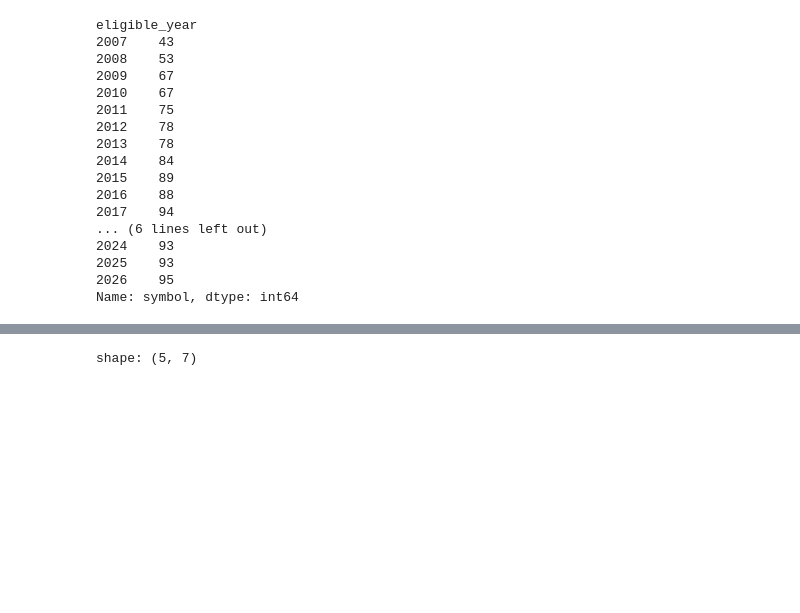
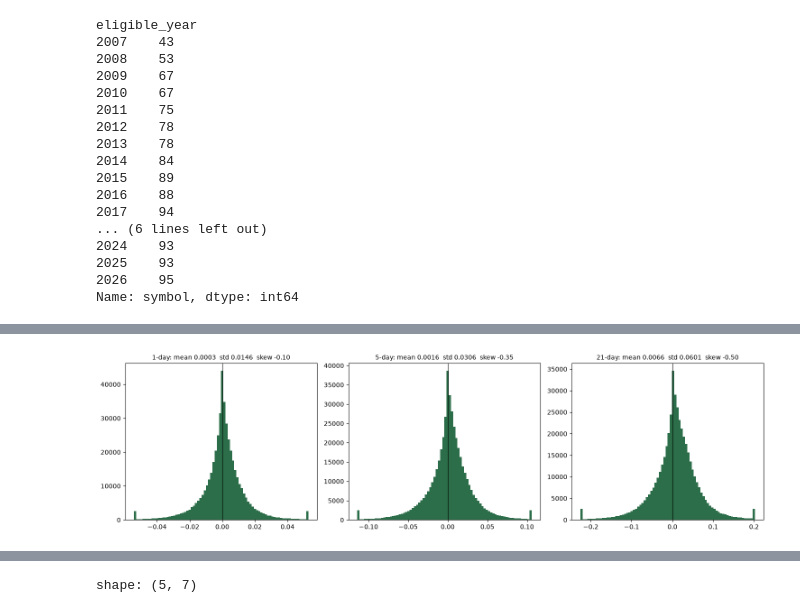
Before and after one commit to ml4t/packt-workshop, a Jupyter notebook: notebooks/01_data.ipynb, the cells around one changed output, grey strips where cells are left out. Saved outputs shown, nothing was run; the diff lists cells and outputs as text; code cells hidden in the pictures; blank space fills up the shorter version.

```diff
--- a/notebooks/01_data.ipynb
+++ b/notebooks/01_data.ipynb
@@ -165,0 +207,15 @@ Name: symbol, dtype: int64
+# %%
+horizons = {1: "1-day", 5: "5-day", 21: "21-day"}
+fig, axes = plt.subplots(1, 3, figsize=(15, 4.2))
+for ax, (h, label) in zip(axes, horizons.items()):
+    r = prices.groupby("symbol")["close"].pct_change(h).dropna()
+    lo, hi = r.quantile(0.005), r.quantile(0.995)
+    ax.hist(r.clip(lo, hi), bins=80, color="#2c6e49")
+    ax.set_title(
+        f"{label}: mean {r.mean():.4f}  std {r.std():.4f}  skew {r.skew():.2f}", fontsize=10
+    )
+    ax.axvline(0, color="black", linewidth=0.8)
+plt.tight_layout()
+plt.show()
+# %% [output]
+[figure, added]
```
Also changed, not shown: parts of 7 cells of this notebook.
